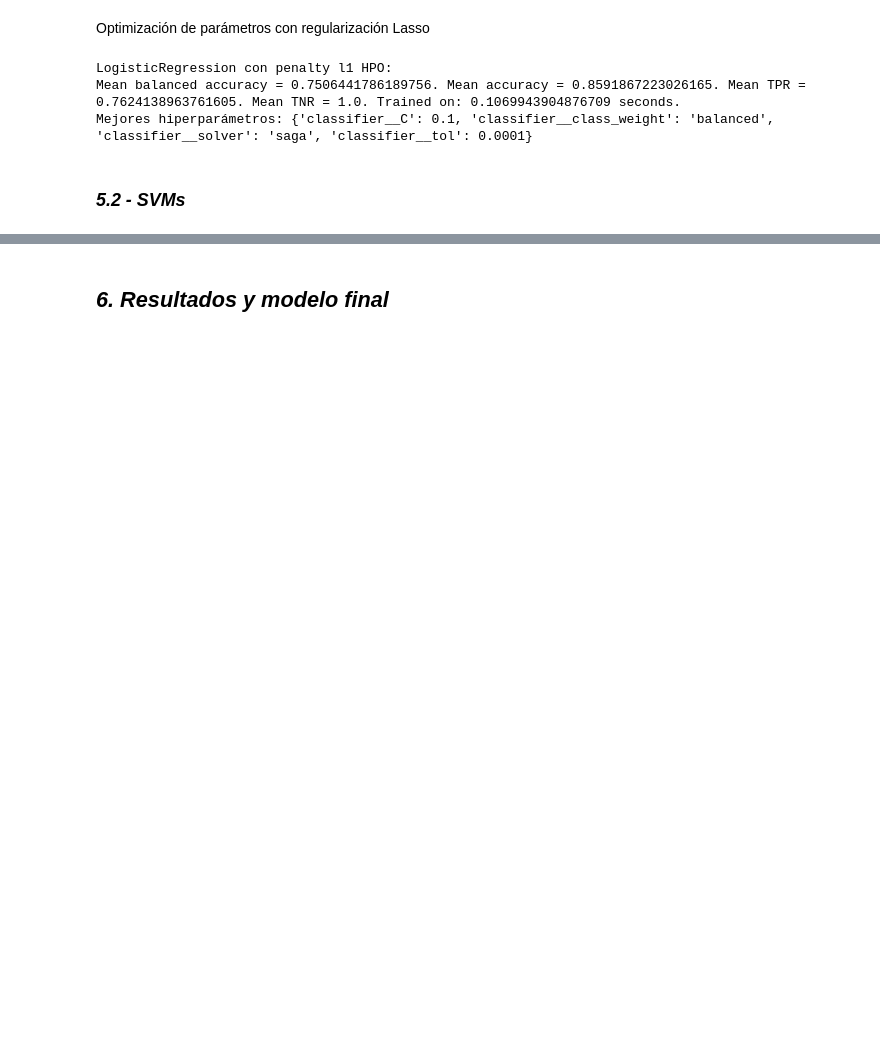
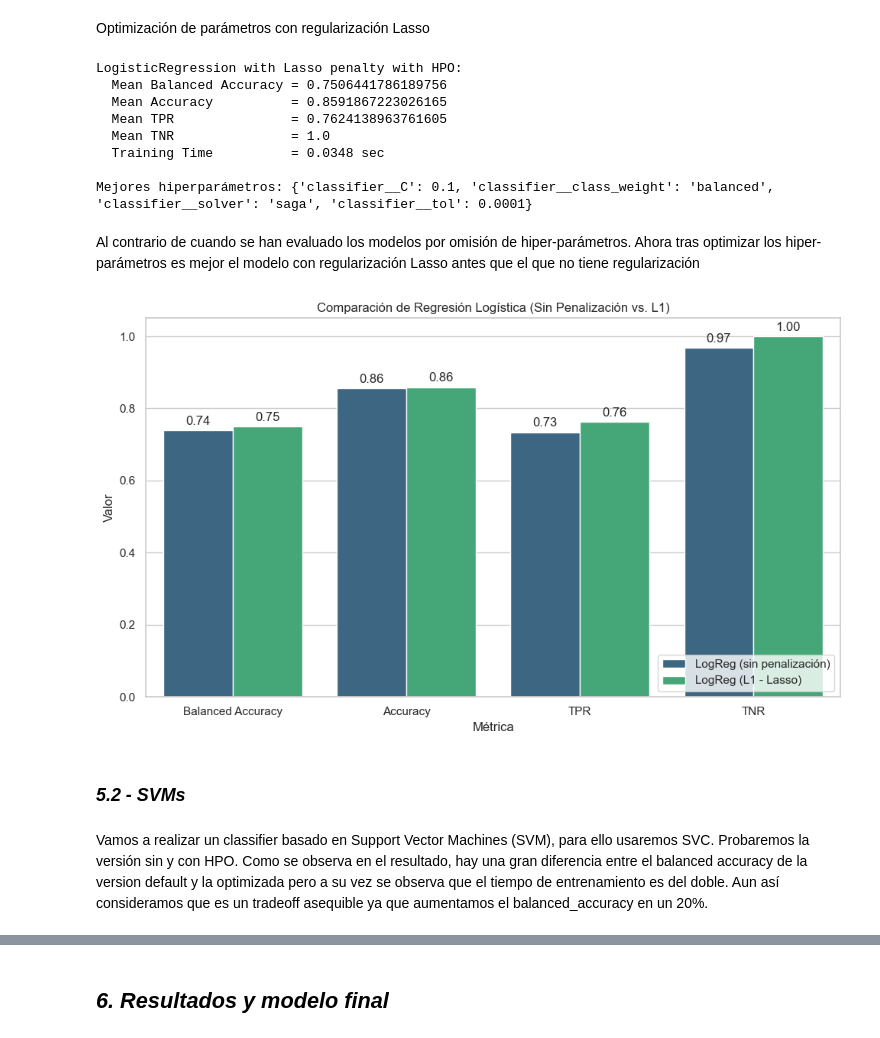
Before and after one commit to 100495991/Modelo-ML-prediccion-abandonos-en-empresa, a Jupyter notebook: main.ipynb, the cells around one changed output, grey strips where cells are left out. Drawn from its saved outputs; the diff is of its cells as text; code cells hidden in the pictures; blank space fills up the shorter version.

Commit message:
Version final (deberia ser)
Co-authored-by: Alonso <100495821@users.noreply.github.com>

```diff
--- a/main.ipynb
+++ b/main.ipynb
@@ -602,7 +651,7 @@ Mejores hiperparámetros: {'classifier__class_weight': 'balanced', 'classifier__
 # %% [markdown]
 Optimización de parámetros con regularización Lasso
 # %%
-clf = Pipeline([("preprocessor", preprocessor), ("classifier", linear_model.LogisticRegression(penalty="l1"))])
+clf = Pipeline([("preprocessor", preprocessor), ("classifier", linear_model.LogisticRegression(penalty="l1", random_state=seed))])
 
 lr_grid = {
     'classifier__solver': ['liblinear', 'saga'],  # Solvers compatibles con L1
@@ -611,30 +660,83 @@ lr_grid = {
     'classifier__class_weight': [None, 'balanced']  # Manejo de clases desbalanceadas
 }
 
-grid = GridSearchCV(clf, lr_grid, cv=cv, scoring=scoring, refit='balanced_accuracy', n_jobs=-1)
+lr_l1_grid = GridSearchCV(clf, lr_grid, cv=cv, scoring=scoring, refit='balanced_accuracy', n_jobs=-1)
 
-grid.fit(X_train, y_train)
-best_model_lr = grid.best_estimator_
+lr_l1_grid.fit(X_train, y_train)
+best_model_lr_l1 = lr_l1_grid.best_estimator_
 
 start_time = time.time()
-best_model_lr.fit(X_train, y_train)  # Reentrenar solo con los mejores hiperparámetros
+best_model_lr_l1.fit(X_train, y_train)  # Reentrenar solo con los mejores hiperparámetros
 best_fit_time = time.time() - start_time
 # Extraer resultados
-cv_results = grid.cv_results_
+cv_results = lr_l1_grid.cv_results_
 
 mean_acc = np.max(cv_results["mean_test_accuracy"])  # Mejor Accuracy
 mean_tpr = np.max(cv_results["mean_test_tpr"])  # Mejor TPR
 mean_tnr = np.max(cv_results["mean_test_tnr"])  # Mejor TNR
 
-print(f"LogisticRegression con penalty l1 HPO:")
-print(f"Mean balanced accuracy = {grid.best_score_}. Mean accuracy = {mean_acc}. Mean TPR = {mean_tpr}. Mean TNR = {mean_tnr}. Trained on: {best_fit_time} seconds.")
-print("Mejores hiperparámetros:", grid.best_params_)
+print(f"LogisticRegression with Lasso penalty with HPO:")
+print(f"  Mean Balanced Accuracy = {lr_l1_grid.best_score_}")
+print(f"  Mean Accuracy          = {mean_acc}")
+print(f"  Mean TPR               = {mean_tpr}")
+print(f"  Mean TNR               = {mean_tnr}")
+print(f"  Training Time          = {best_fit_time:.4f} sec\n")
+print("Mejores hiperparámetros:", lr_l1_grid.best_params_)
 # %% [output]
-LogisticRegression con penalty l1 HPO:
-Mean balanced accuracy = 0.7506441786189756. Mean accuracy = 0.8591867223026165. Mean TPR = 0.7624138963761605. Mean TNR = 1.0. Trained on: 0.1069943904876709 seconds.
+LogisticRegression with Lasso penalty with HPO:
+  Mean Balanced Accuracy = 0.7506441786189756
+  Mean Accuracy          = 0.8591867223026165
+  Mean TPR               = 0.7624138963761605
+  Mean TNR               = 1.0
+  Training Time          = 0.0348 sec
+
 Mejores hiperparámetros: {'classifier__C': 0.1, 'classifier__class_weight': 'balanced', 'classifier__solver': 'saga', 'classifier__tol': 0.0001}
+# %% [markdown]
+Al contrario de cuando se han evaluado los modelos por omisión de hiper-parámetros. Ahora tras optimizar los hiper-parámetros es mejor el modelo con regularización Lasso antes que el que no tiene regularización
+# %%
+# Métricas obtenidas para ambos modelos
+metrics = ['Balanced Accuracy', 'Accuracy', 'TPR', 'TNR']
+lr_none_scores = [
+    lr_none_grid.best_score_,
+    np.max(lr_none_grid.cv_results_["mean_test_accuracy"]),
+    np.max(lr_none_grid.cv_results_["mean_test_tpr"]),
+    np.max(lr_none_grid.cv_results_["mean_test_tnr"]),
+]
+
+lr_l1_scores = [
+    lr_l1_grid.best_score_,
+    np.max(lr_l1_grid.cv_results_["mean_test_accuracy"]),
+    np.max(lr_l1_grid.cv_results_["mean_test_tpr"]),
+    np.max(lr_l1_grid.cv_results_["mean_test_tnr"]),
+]
+
+# Crear DataFrame para facilitar el plotting
+df_plot = pd.DataFrame({
+    'Métrica': metrics * 2,
+    'Valor': lr_none_scores + lr_l1_scores,
+    'Modelo': ['LogReg (sin penalización)'] * 4 + ['LogReg (L1 - Lasso)'] * 4
+})
+
+# Estilo del gráfico
+sns.set(style='whitegrid')
+plt.figure(figsize=(10, 6))
+ax = sns.barplot(data=df_plot, x='Métrica', y='Valor', hue='Modelo', palette='viridis')
+
+# Anotar los valores en las barras
+for container in ax.containers:
+    ax.bar_label(container, fmt='%.2f', label_type='edge', padding=3)
+
+plt.title("Comparación de Regresión Logística (Sin Penalización vs. L1)")
+plt.ylim(0, 1.05)
+plt.legend(loc='lower right')
+plt.tight_layout()
+plt.show()
+# %% [output]
+[figure, added]
 # %% [markdown]
 ### *__5.2 - SVMs__*
+# %% [markdown]
+Vamos a realizar un classifier basado en Support Vector Machines (SVM), para ello usaremos SVC. Probaremos la versión sin y con HPO. Como se observa en el resultado, hay una gran diferencia entre el balanced accuracy de la version default y la optimizada pero a su vez se observa que el tiempo de entrenamiento es del doble. Aun así consideramos que es un tradeoff asequible ya que aumentamos el balanced_accuracy en un 20%.
 # %%
 from sklearn import svm
 
```
Also changed, not shown: parts of 35 cells of this notebook, 1 other file.
